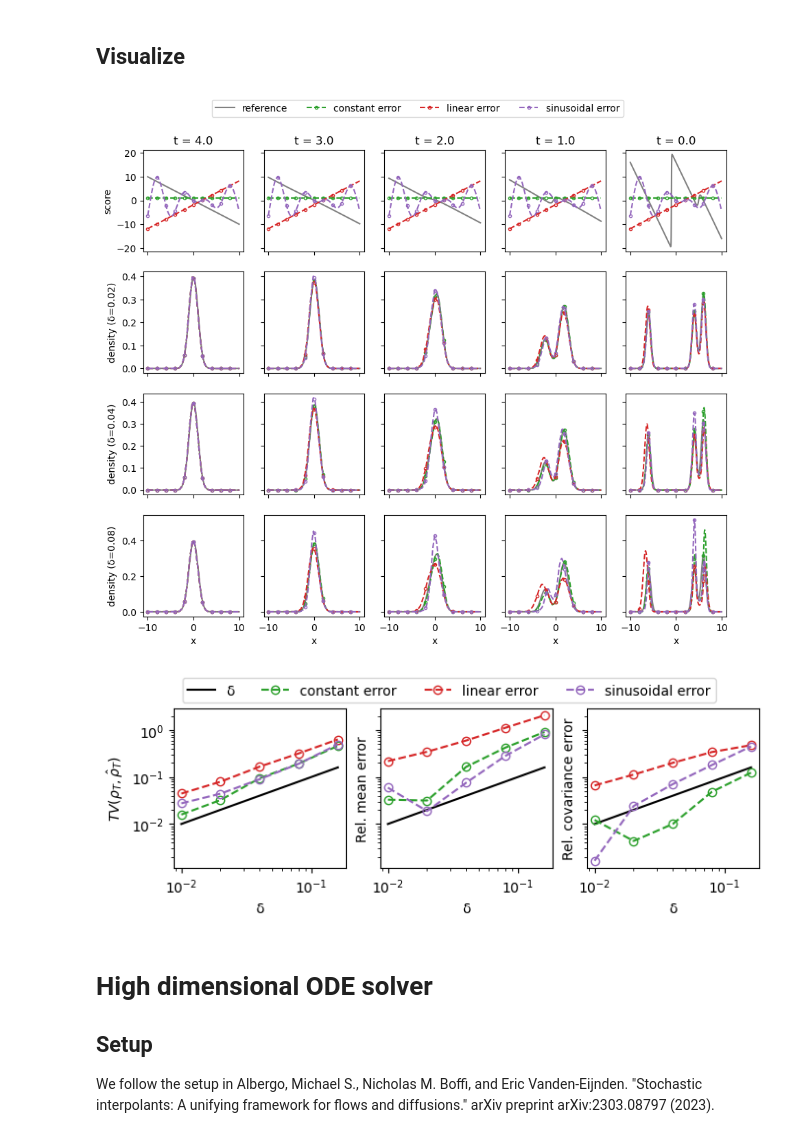
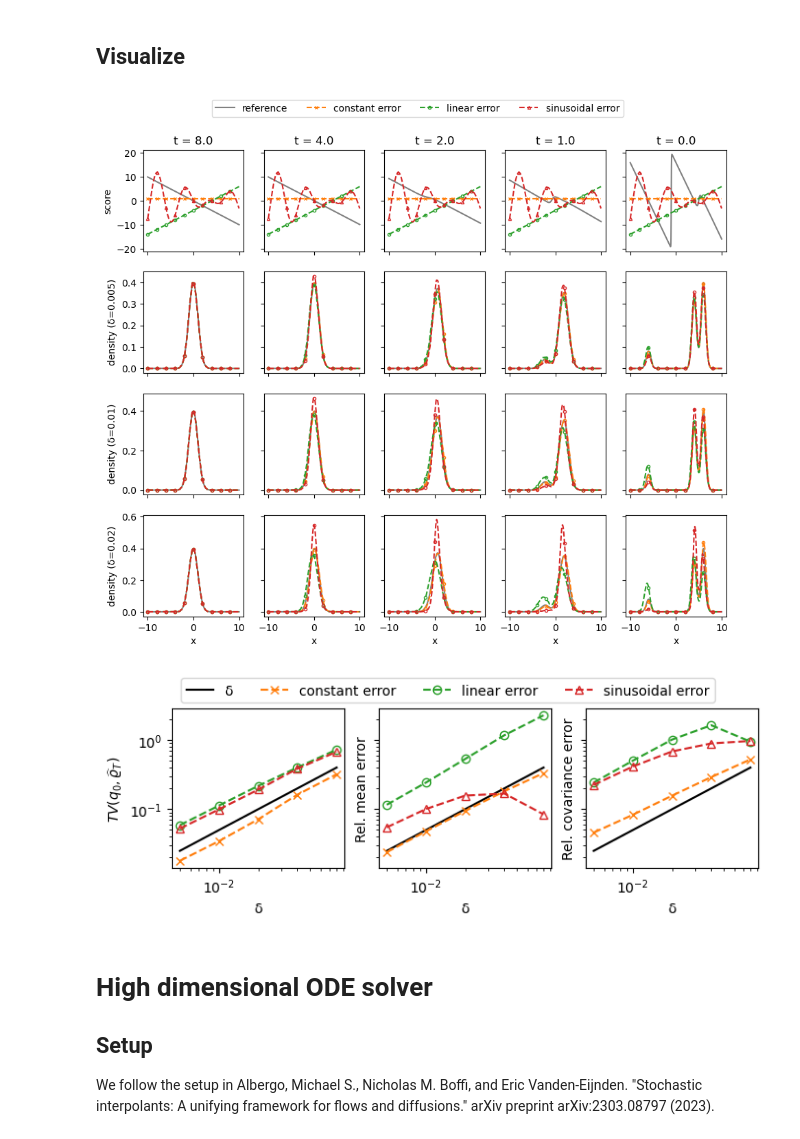
Before and after one commit to Zhengyu-Huang/InverseProblems.jl, a Jupyter notebook: Diffusion/Gaussian-mixture-density.ipynb, the cells around one changed output. Saved outputs shown, nothing was run; the diff lists cells and outputs as text; code cells hidden in the pictures.

```diff
--- a/Diffusion/Gaussian-mixture-density.ipynb
+++ b/Diffusion/Gaussian-mixture-density.ipynb
@@ -259,7 +259,7 @@ solve (generic function with 1 method)
 # %% [markdown]
 ## Setup
 # %%
-x_w = [0.3; 0.3; 0.4]
+x_w = [0.1; 0.4; 0.5]
 x_mean = vcat([-6.0;;], [4.0;;], [6.0;;])
 xx_cov = [[0.25;;], [0.25;;], [0.25;;]]
 
@@ -268,7 +268,4 @@ x_l, x_r, Ne = -10, 10, 1000
 xx = LinRange(x_l, x_r, Ne + 1)
 xc = (xx[1:Ne] + xx[2:Ne+1])/2.0
 T, Nt = 8.0, 8000
-
-#ρ0 = compute_qt(x_w, x_mean, xx_cov, T, Array(reshape(xc, (Ne, 1))))
-#ρ0 = compute_qt([1.0;], [0.0;;], [1.0;;;], 0.0, Array(reshape(xc, (Ne, 1))))
 # %% [output]
@@ -429,7 +428,7 @@ solve (generic function with 2 methods)
 Random.seed!(42)
 Ny, dim = 40000, 1
 
-T = 4.0
+T = 8.0
 # Initial condition
 Y0 = rand(Normal(0, 1), (Ny, dim))
 
@@ -466,9 +465,9 @@ ax[2].plot(xc, ρ̂T, "--", color="C0", label="kernel")
 ## Compute
 # %%
 error_types = ["constant"; "linear"; "sinusoidal"]
-δs = [0.01; 0.02; 0.04; 0.08; 0.16]
-#Nts= [40;   40;   40;   40;   40]
-Nts= [32;   24;   16;   12;   8]
+δs = [0.005;0.01; 0.02; 0.04; 0.08]
+Nts= [96;   64;   48;   32;   24]
+# Nts= [64;   48;   32;   24;   16]
 Ntype = length(error_types)
 Nδ = length(δs)
 
@@ -478,7 +477,7 @@ for itype = 1:Ntype
     for iδ = 1:Nδ
         Nt = Nts[iδ]
         ts = LinRange(0, T, Nt+1)
-        save_ts_ind = Array(0:div(Nt,Nsave_ts_ind-1):Nt)
+        save_ts_ind = [0; div(Nt,2); 3*div(Nt,4); 7*div(Nt,8); Nt]
         compute_V(t, xx) = compute_U(t, xx) + score_error(x_w, x_mean, xx_cov, δs[iδ], t, T, (ndims(xx) == 1 ? Array(reshape(xx, (length(xx), 1))) : xx) ;error_type = error_types[itype])
         Ys[itype, iδ, :, :, :], _ = solve(T, Nt, Y0, compute_V; ts=ts, save_ts_ind=save_ts_ind)
     end
@@ -510,18 +509,20 @@ end
 ## Visualize
 # %%
 nrows, ncols = 4, 5
+markers = ["x"; "o"; "^"]
+ts = [T; T/2; T/4; T/8; 0.0]
 fig, ax = fig, ax = PyPlot.subplots(nrows = nrows, ncols=ncols, sharex=true, sharey="row", figsize=(10,8))
 
 
 ## plot score at different time
 for i  = 1:ncols
-    t = T - T*(i-1)/(ncols - 1)
+    t = ts[i]
     δ = 1.0
     ∇logqt = compute_qt_score(x_w, x_mean, xx_cov, t, Array(reshape(xc, (Ne, 1))))
     ax[1, i].plot(xc, ∇logqt, "-", color = "grey", fillstyle="none", label="reference")
     for itype = 1:Ntype
         err = score_error(x_w, x_mean, xx_cov, δ, t, T,  Array(reshape(xc, (Ne, 1))); error_type = error_types[itype])
-        ax[1, i].plot(xc, err, "--o", color = "C"*string(itype+1), fillstyle="none", markevery=100, markersize = 3, label = error_types[itype]*" error")
+        ax[1, i].plot(xc, err, "--", marker=markers[itype], color = "C"*string(itype), fillstyle="none", markevery=100, markersize = 3, label = error_types[itype]*" error")
     end
 
     ax[1, i].title.set_text("t = "*string(t))
@@ -532,51 +533,50 @@ ax[1,1].set_ylabel("score")
 
 ## plot qt at different time
 for i  = 1:ncols
-    t = T - T*(i-1)/(ncols - 1)
+    t = ts[i]
     qt = compute_qt(x_w, x_mean, xx_cov, t, Array(reshape(xc, (Ne, 1))))
     for j = 2:nrows
         ax[j, i].plot(xc, qt,   "-", color = "grey", fillstyle="none", label="reference")
-        ax[j, 1].set_ylabel("density (δ=0.0" * string(2^(j-1))*")")
+        ax[j, 1].set_ylabel("density (δ=" * string(2.0^(j-3)/100)*")")
     end
 end
 
 
 for itype = 1:Ntype
     for iδ = 1:min(Nδ, nrows-1)
         for i  = 1:ncols
-            t = T - T*(i-1)/(ncols - 1)
-#             ir =  Int(Nt*(ncols - i)/(ncols - 1)) + 1
-            kernel = kde(Ys[itype, iδ+1, i, :, 1], bandwidth=cbandwidth(t))
+            t = ts[i]
+            kernel = kde(Ys[itype, iδ, i, :, 1], bandwidth=cbandwidth(t))
             ρ̂t = pdf(kernel, xc)
-            ax[iδ+1, i].plot(xc, ρ̂t, "--o", color = "C"*string(itype+1), fillstyle="none", markevery=100, markersize = 3)
+            ax[iδ+1, i].plot(xc, ρ̂t, "--o", color = "C"*string(itype), fillstyle="none", markevery=100, markersize = 3)
         end
     end
 end
 handles, labels = ax[1,1].get_legend_handles_labels()
 fig.legend(handles,labels,loc = "upper center",bbox_to_anchor=(0.5,1.0),ncol=4)
 fig.subplots_adjust(bottom=0.05,top=0.9,left=0.1,right=0.95,hspace=0.2)
 fig.savefig("1D-ode-density.pdf")
 
 fig, ax = PyPlot.subplots(nrows = 1, ncols=3, sharex=true, sharey="row", figsize=(7, 2.5))
 for i = 1:3
-    ax[i].loglog(δs, δs, "-", color = "black", fillstyle="none", label="δ")
+    ax[i].loglog(δs, 5δs, "-", color = "black", fillstyle="none", label="δ")
     ax[i].set_xlabel("δ");
 end
 for itype = 1:Ntype
-    ax[1].loglog(δs, TVes[itype, :], "--o", color = "C"*string(itype+1), fillstyle="none", label = error_types[itype]*" error")
-    ax[2].loglog(δs, rmeanes[itype, :], "--o", color = "C"*string(itype+1), fillstyle="none", label = error_types[itype]*" error")
-    ax[3].loglog(δs, rcoves[itype, :], "--o", color = "C"*string(itype+1), fillstyle="none", label = error_types[itype]*" error")
+    ax[1].loglog(δs, TVes[itype, :], "--", marker=markers[itype], color = "C"*string(itype), fillstyle="none", label = error_types[itype]*" error")
+    ax[2].loglog(δs, rmeanes[itype, :], "--", marker=markers[itype], color = "C"*string(itype), fillstyle="none", label = error_types[itype]*" error")
+    ax[3].loglog(δs, rcoves[itype, :], "--", marker=markers[itype], color = "C"*string(itype), fillstyle="none", label = error_types[itype]*" error")
 end
 handles, labels = ax[1,1].get_legend_handles_labels()
 fig.legend(handles,labels,loc = "upper center",bbox_to_anchor=(0.5,1.0),ncol=4)
-ax[1].set_ylabel(L"TV(\rho_T,\hat{\rho}_T)")
+ax[1].set_ylabel(L"TV(q_0,\widehat{\varrho}_T)")
 ax[2].set_ylabel("Rel. mean error")
 ax[3].set_ylabel("Rel. covariance error")
 fig.subplots_adjust(bottom=0.2,top=0.85,left=0.1,right=0.95,hspace=0.2)
 fig.savefig("1D-ode-error.pdf")
 # %% [output]
-[figure, old version]
+[figure, new version]
-[figure, old version]
+[figure, new version]
 # %% [markdown]
 # High dimensional ODE solver
 ## Setup
```
Also changed, not shown: parts of 10 cells of this notebook.
